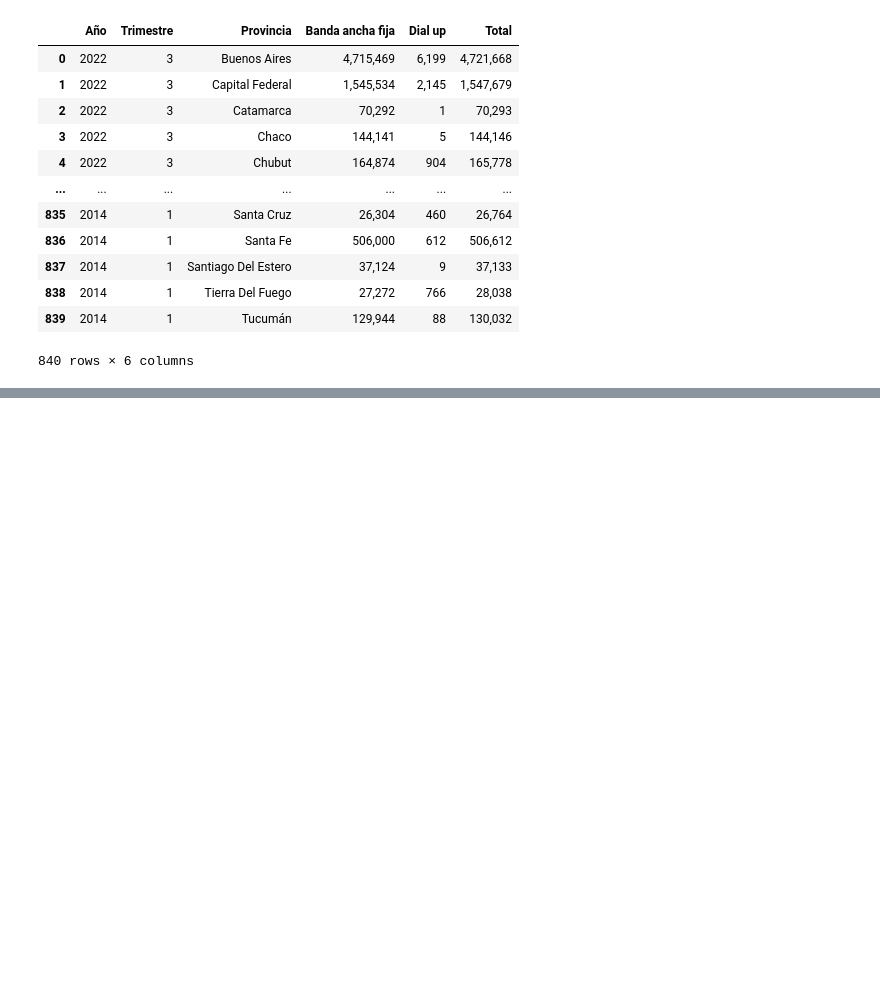
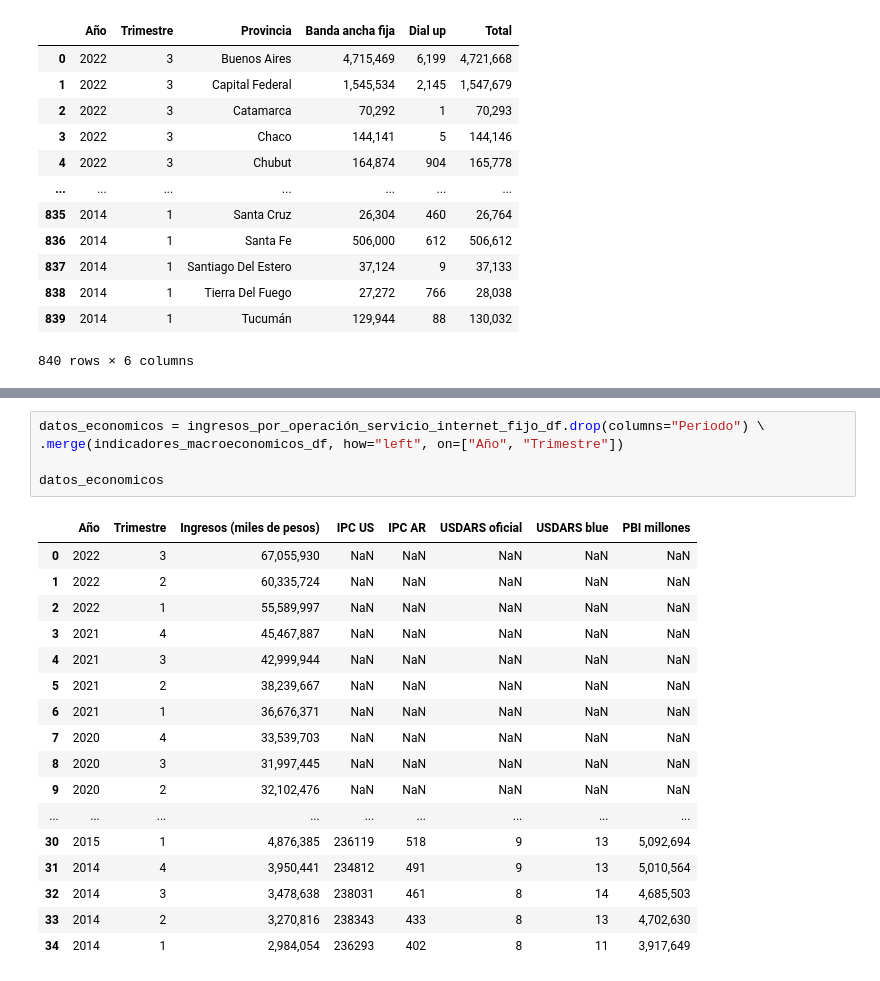
Before and after one commit to cristhianc001/Argentinian-Internet-Usage, a Jupyter notebook: notebooks/2. Data_Wrangling.ipynb, the cells around one changed output, grey strips where cells are left out. Cells and saved outputs as stored; diff of their text form; blank space fills up the shorter version.

```diff
--- a/notebooks/2. Data_Wrangling.ipynb
+++ b/notebooks/2. Data_Wrangling.ipynb
@@ -237,0 +355,23 @@ accesos_banda_ancha_banda_angosta_por_provincia_df
+# %%
+datos_economicos = ingresos_por_operación_servicio_internet_fijo_df.drop(columns="Periodo") \
+.merge(indicadores_macroeconomicos_df, how="left", on=["Año", "Trimestre"])
+
+datos_economicos
+# %% [output]
+|  | Año | Trimestre | Ingresos (miles de pesos) | IPC US | IPC AR | USDARS oficial | USDARS blue | PBI millones |
+| 0 | 2022 | 3 | 67,055,930 | NaN | NaN | NaN | NaN | NaN |
+| 1 | 2022 | 2 | 60,335,724 | NaN | NaN | NaN | NaN | NaN |
+| 2 | 2022 | 1 | 55,589,997 | NaN | NaN | NaN | NaN | NaN |
+| 3 | 2021 | 4 | 45,467,887 | NaN | NaN | NaN | NaN | NaN |
+| 4 | 2021 | 3 | 42,999,944 | NaN | NaN | NaN | NaN | NaN |
+| 5 | 2021 | 2 | 38,239,667 | NaN | NaN | NaN | NaN | NaN |
+| 6 | 2021 | 1 | 36,676,371 | NaN | NaN | NaN | NaN | NaN |
+| 7 | 2020 | 4 | 33,539,703 | NaN | NaN | NaN | NaN | NaN |
+| 8 | 2020 | 3 | 31,997,445 | NaN | NaN | NaN | NaN | NaN |
+| 9 | 2020 | 2 | 32,102,476 | NaN | NaN | NaN | NaN | NaN |
+| ... | ... | ... | ... | ... | ... | ... | ... | ... |
+| 30 | 2015 | 1 | 4,876,385 | 236119 | 518 | 9 | 13 | 5,092,694 |
+| 31 | 2014 | 4 | 3,950,441 | 234812 | 491 | 9 | 13 | 5,010,564 |
+| 32 | 2014 | 3 | 3,478,638 | 238031 | 461 | 8 | 14 | 4,685,503 |
+| 33 | 2014 | 2 | 3,270,816 | 238343 | 433 | 8 | 13 | 4,702,630 |
+| 34 | 2014 | 1 | 2,984,054 | 236293 | 402 | 8 | 11 | 3,917,649 |
```
Also changed, not shown: parts of 50 cells of this notebook, 5 other files.
